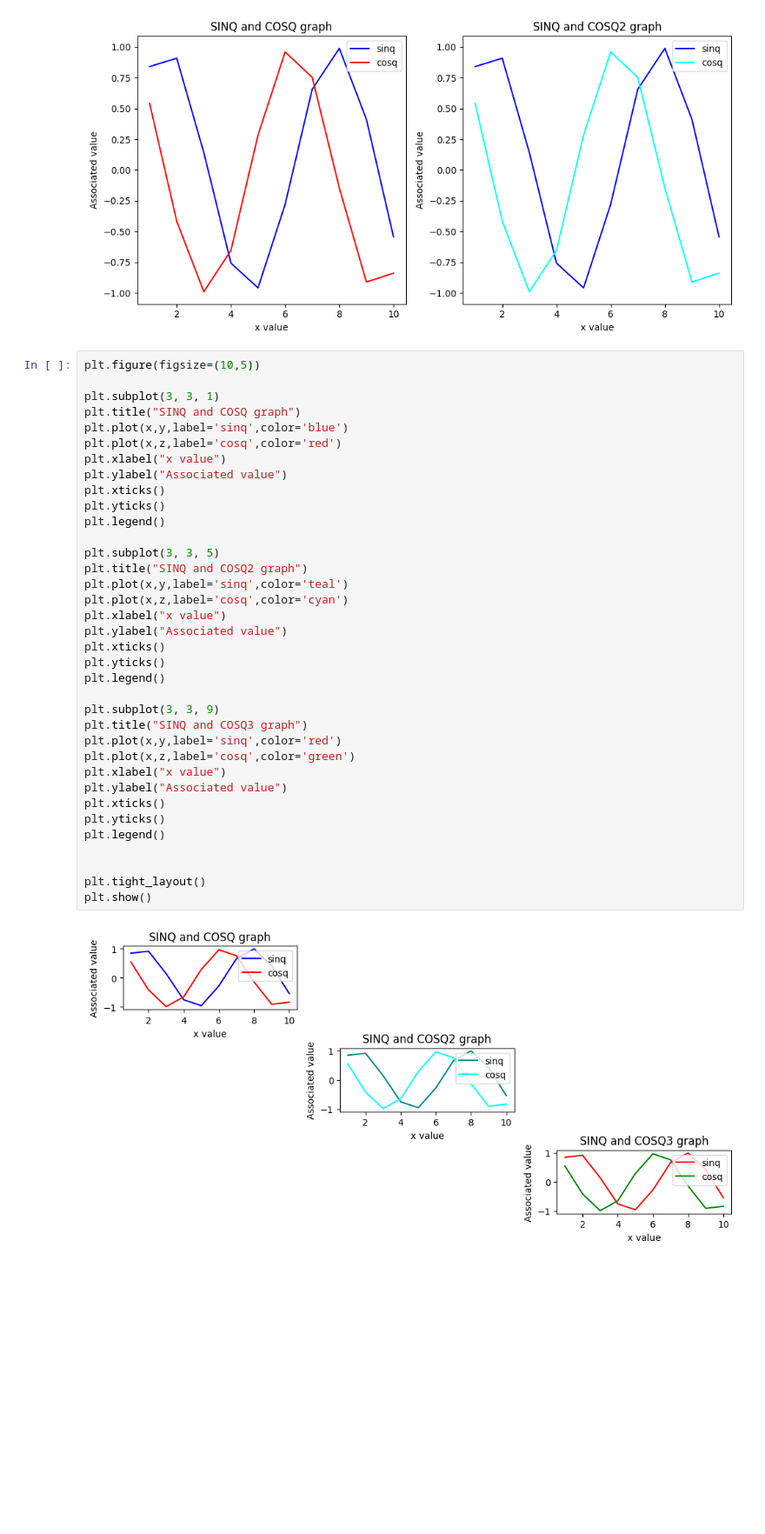
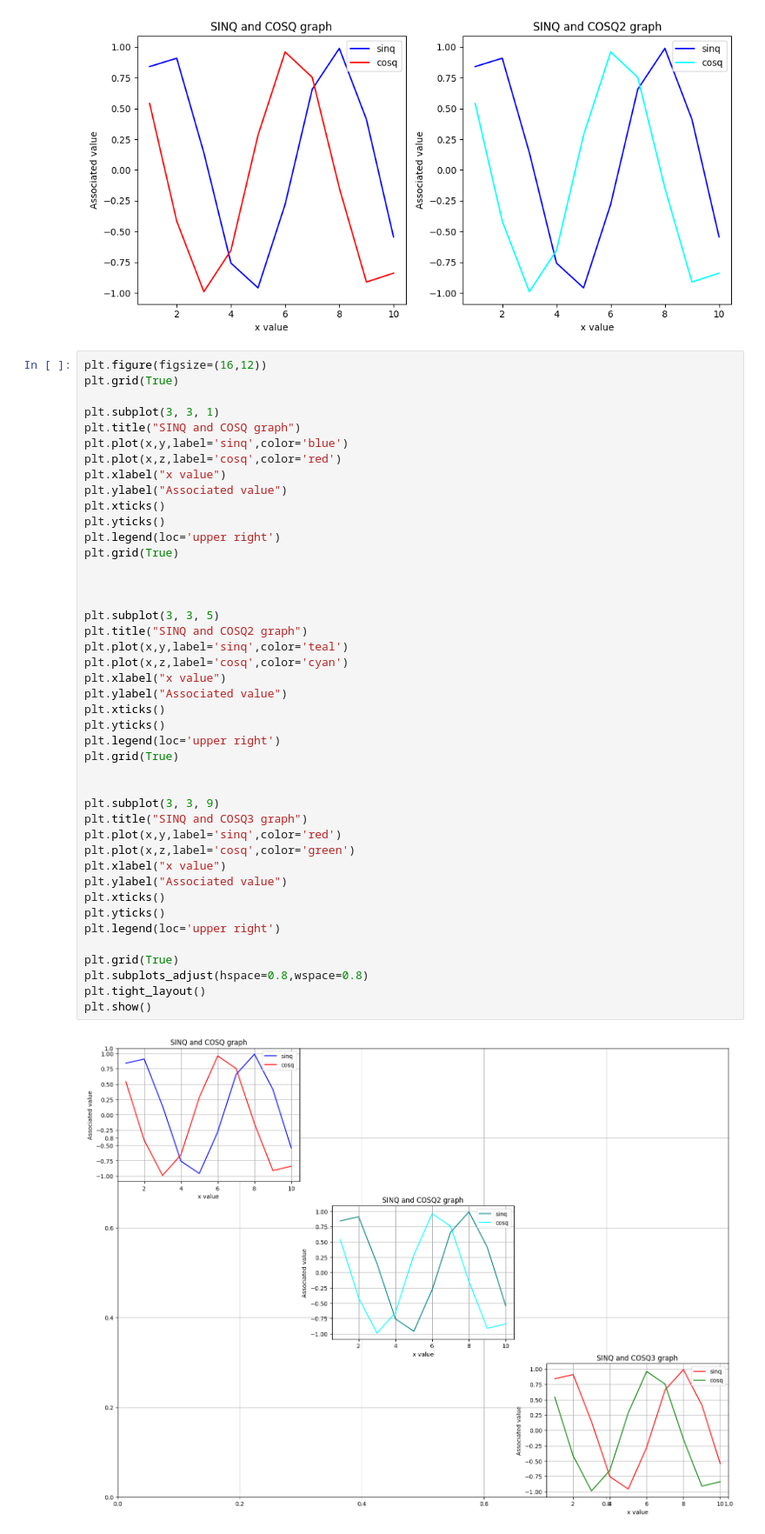
Before and after one commit to shuvadippal08/all_tasks_python, a Jupyter notebook: Matplotlib.ipynb, the cells around one changed output. Shown at 87% size. Saved outputs shown, nothing was run; the diff lists cells and outputs as text; blank space fills up the shorter version.

```diff
--- a/Matplotlib.ipynb
+++ b/Matplotlib.ipynb
@@ -170,40 +170,47 @@ plt.show()
 # %% [output]
 [figure]
 # %%
-plt.figure(figsize=(10,5))
+plt.figure(figsize=(16,12))
+plt.grid(True)
 
 plt.subplot(3, 3, 1)
 plt.title("SINQ and COSQ graph")
 plt.plot(x,y,label='sinq',color='blue')
 plt.plot(x,z,label='cosq',color='red')
 plt.xlabel("x value")
 plt.ylabel("Associated value")
 plt.xticks()
 plt.yticks()
-plt.legend()
+plt.legend(loc='upper right')
+plt.grid(True)
+
+
 
 plt.subplot(3, 3, 5)
 plt.title("SINQ and COSQ2 graph")
 plt.plot(x,y,label='sinq',color='teal')
 plt.plot(x,z,label='cosq',color='cyan')
 plt.xlabel("x value")
 plt.ylabel("Associated value")
 plt.xticks()
 plt.yticks()
-plt.legend()
+plt.legend(loc='upper right')
+plt.grid(True)
+
 
 plt.subplot(3, 3, 9)
 plt.title("SINQ and COSQ3 graph")
 plt.plot(x,y,label='sinq',color='red')
 plt.plot(x,z,label='cosq',color='green')
 plt.xlabel("x value")
 plt.ylabel("Associated value")
 plt.xticks()
 plt.yticks()
-plt.legend()
+plt.legend(loc='upper right')
 
-
+plt.grid(True)
+plt.subplots_adjust(hspace=0.8,wspace=0.8)
 plt.tight_layout()
 plt.show()
 # %% [output]
-[figure, old version]
+[figure, new version]
```
Also changed, not shown: parts of 6 cells of this notebook.
